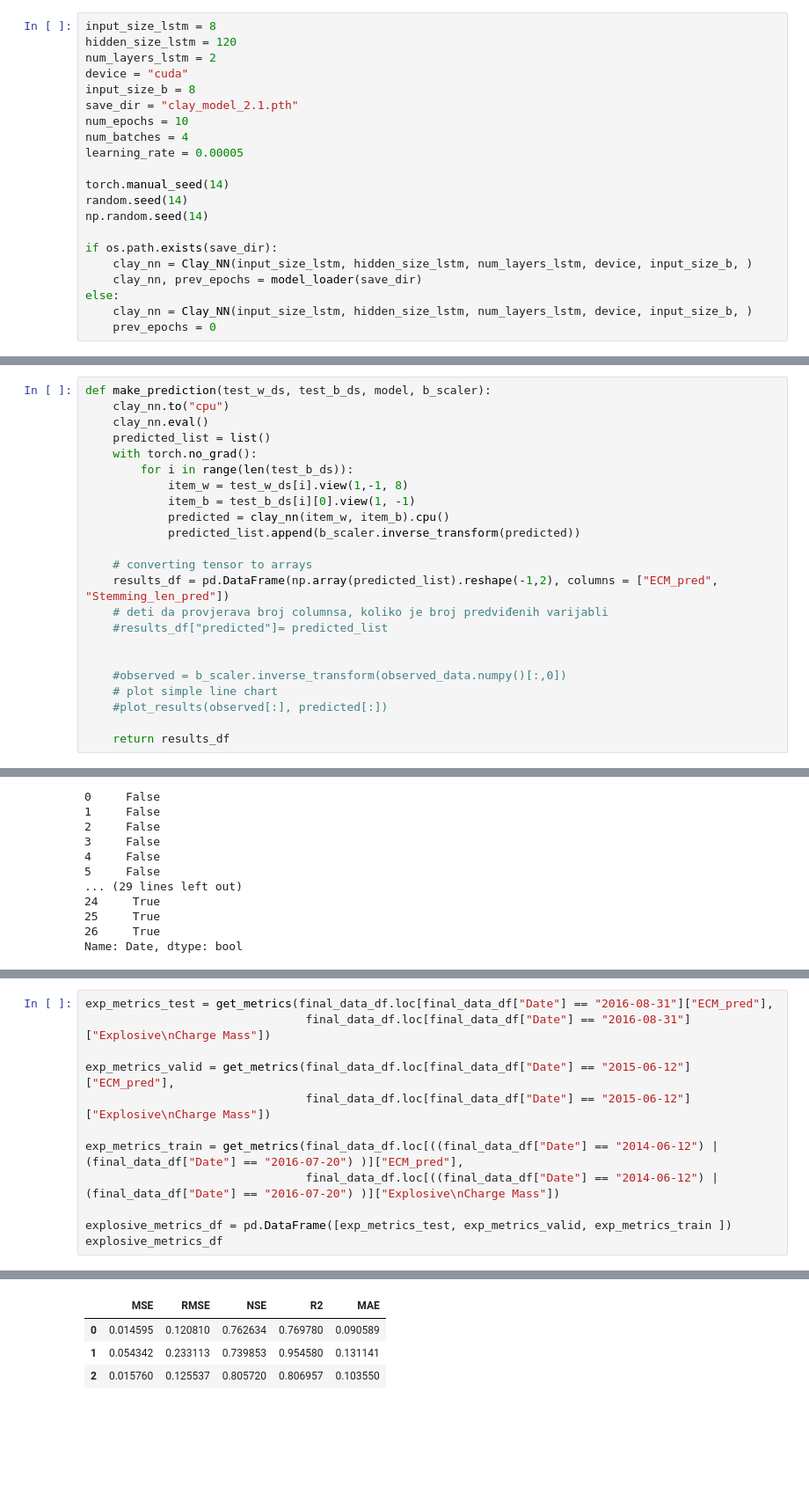
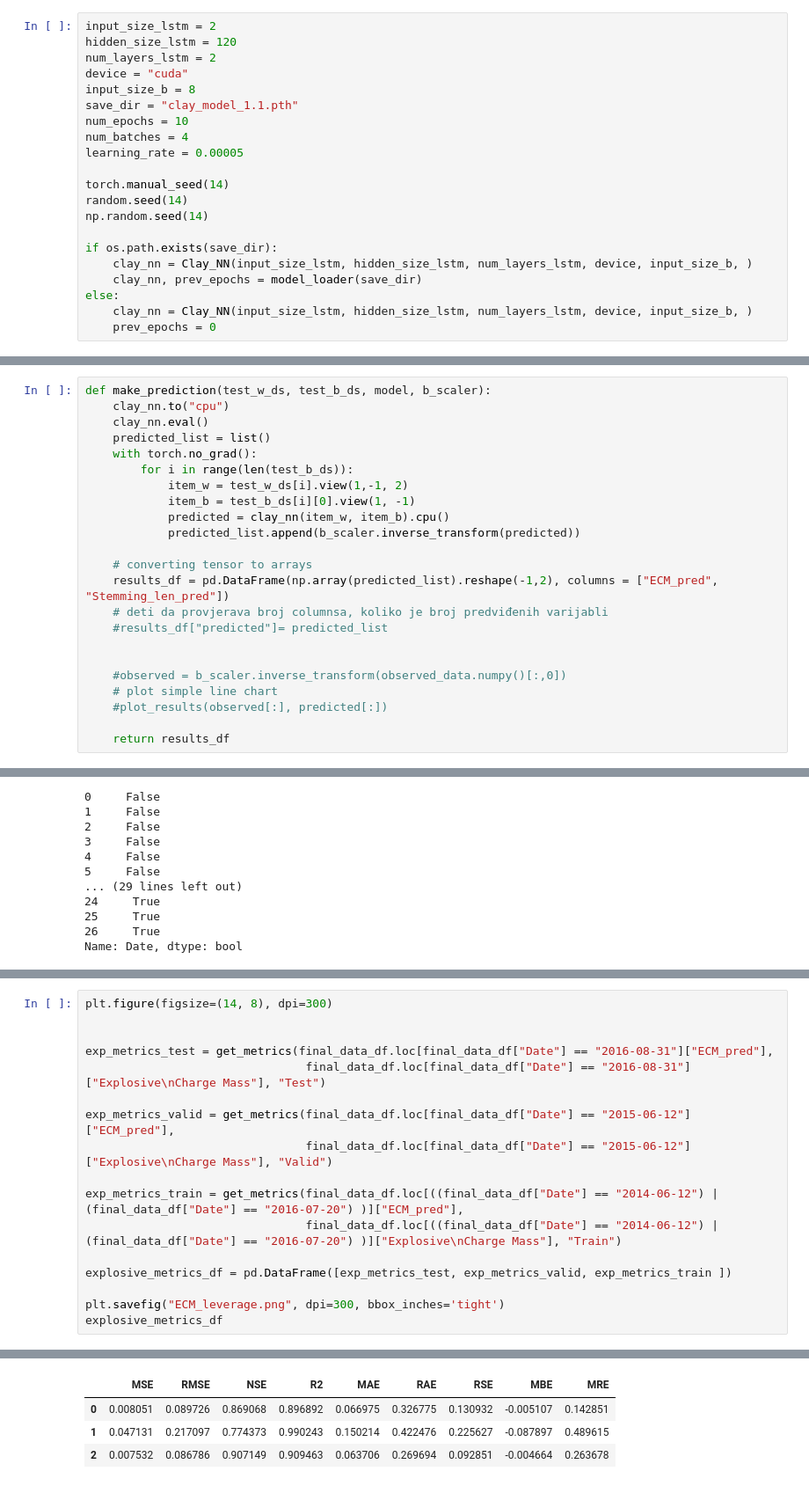
Before and after one commit to karlek10/Clay_blasting_ANN, a Jupyter notebook: ANN_clay_blasting.ipynb, the cells around one changed output, grey strips where cells are left out. Shown at 88% size. Saved outputs shown, nothing was run; the diff lists cells and outputs as text; blank space fills up the shorter version.

```diff
--- a/ANN_clay_blasting.ipynb
+++ b/ANN_clay_blasting.ipynb
@@ -365,12 +394,12 @@ def train_network(model, train_loader_b, valid_loader_b, train_loader_w, valid_l
 
     return checkpoint
 # %%
-input_size_lstm = 8
+input_size_lstm = 2
 hidden_size_lstm = 120
 num_layers_lstm = 2
 device = "cuda"
 input_size_b = 8
-save_dir = "clay_model_2.1.pth"
+save_dir = "clay_model_1.1.pth"
 num_epochs = 10
 num_batches = 4
 learning_rate = 0.00005
@@ -424,7 +453,7 @@ def make_prediction(test_w_ds, test_b_ds, model, b_scaler):
     predicted_list = list()
     with torch.no_grad():
         for i in range(len(test_b_ds)):
-            item_w = test_w_ds[i].view(1,-1, 8)
+            item_w = test_w_ds[i].view(1,-1, 2)
             item_b = test_b_ds[i][0].view(1, -1)
             predicted = clay_nn(item_w, item_b).cpu()
             predicted_list.append(b_scaler.inverse_transform(predicted))
@@ -725,13 +775,18 @@ stem_metrics_df
 # %%
+plt.figure(figsize=(14, 8), dpi=300)
+
+
 exp_metrics_test = get_metrics(final_data_df.loc[final_data_df["Date"] == "2016-08-31"]["ECM_pred"],
-                                final_data_df.loc[final_data_df["Date"] == "2016-08-31"]["Explosive\nCharge Mass"])
+                                final_data_df.loc[final_data_df["Date"] == "2016-08-31"]["Explosive\nCharge Mass"], "Test")
 
 exp_metrics_valid = get_metrics(final_data_df.loc[final_data_df["Date"] == "2015-06-12"]["ECM_pred"],
-                                final_data_df.loc[final_data_df["Date"] == "2015-06-12"]["Explosive\nCharge Mass"])
+                                final_data_df.loc[final_data_df["Date"] == "2015-06-12"]["Explosive\nCharge Mass"], "Valid")
 
 exp_metrics_train = get_metrics(final_data_df.loc[((final_data_df["Date"] == "2014-06-12") | (final_data_df["Date"] == "2016-07-20") )]["ECM_pred"],
-                                final_data_df.loc[((final_data_df["Date"] == "2014-06-12") | (final_data_df["Date"] == "2016-07-20") )]["Explosive\nCharge Mass"])
+                                final_data_df.loc[((final_data_df["Date"] == "2014-06-12") | (final_data_df["Date"] == "2016-07-20") )]["Explosive\nCharge Mass"], "Train")
 
 explosive_metrics_df = pd.DataFrame([exp_metrics_test, exp_metrics_valid, exp_metrics_train ])
+
+plt.savefig("ECM_leverage.png", dpi=300, bbox_inches='tight')
 explosive_metrics_df
 # %% [output]
@@ -744,4 +807,4 @@ explosive_metrics_df
-|  | MSE | RMSE | NSE | R2 | MAE |
-| 0 | 0.014595 | 0.120810 | 0.762634 | 0.769780 | 0.090589 |
-| 1 | 0.054342 | 0.233113 | 0.739853 | 0.954580 | 0.131141 |
-| 2 | 0.015760 | 0.125537 | 0.805720 | 0.806957 | 0.103550 |
+|  | MSE | RMSE | NSE | R2 | MAE | RAE | RSE | MBE | MRE |
+| 0 | 0.008051 | 0.089726 | 0.869068 | 0.896892 | 0.066975 | 0.326775 | 0.130932 | -0.005107 | 0.142851 |
+| 1 | 0.047131 | 0.217097 | 0.774373 | 0.990243 | 0.150214 | 0.422476 | 0.225627 | -0.087897 | 0.489615 |
+| 2 | 0.007532 | 0.086786 | 0.907149 | 0.909463 | 0.063706 | 0.269694 | 0.092851 | -0.004664 | 0.263678 |
```
Also changed, not shown: parts of 18 cells of this notebook, 13 other files.
